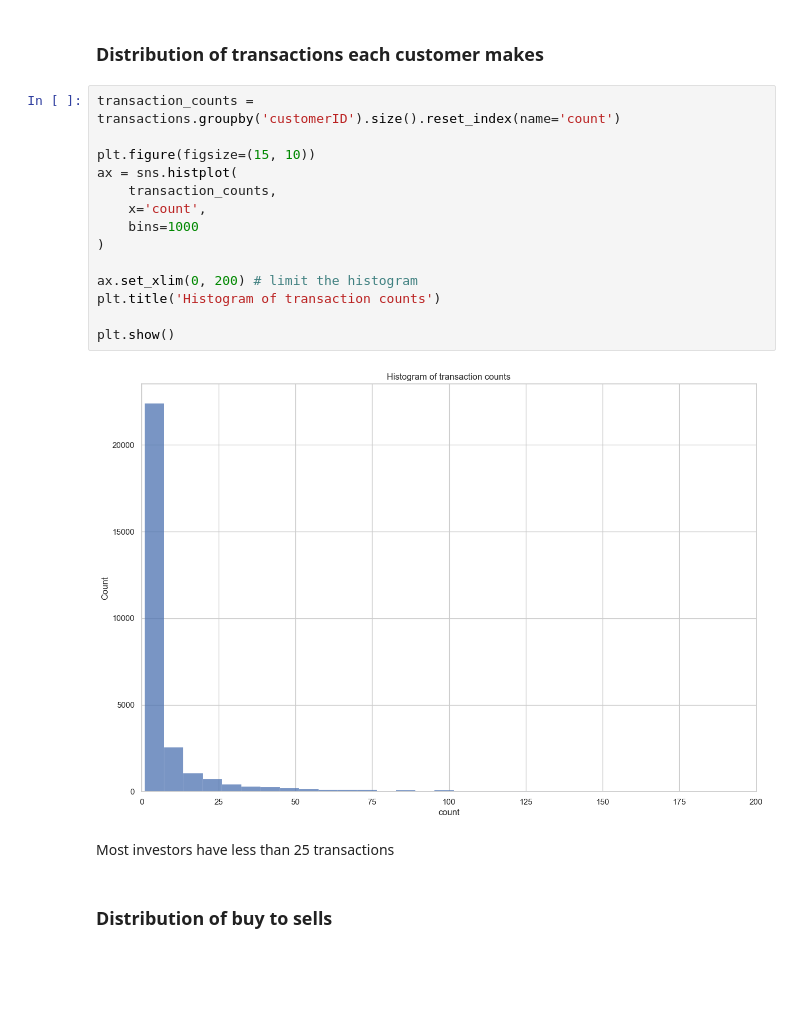
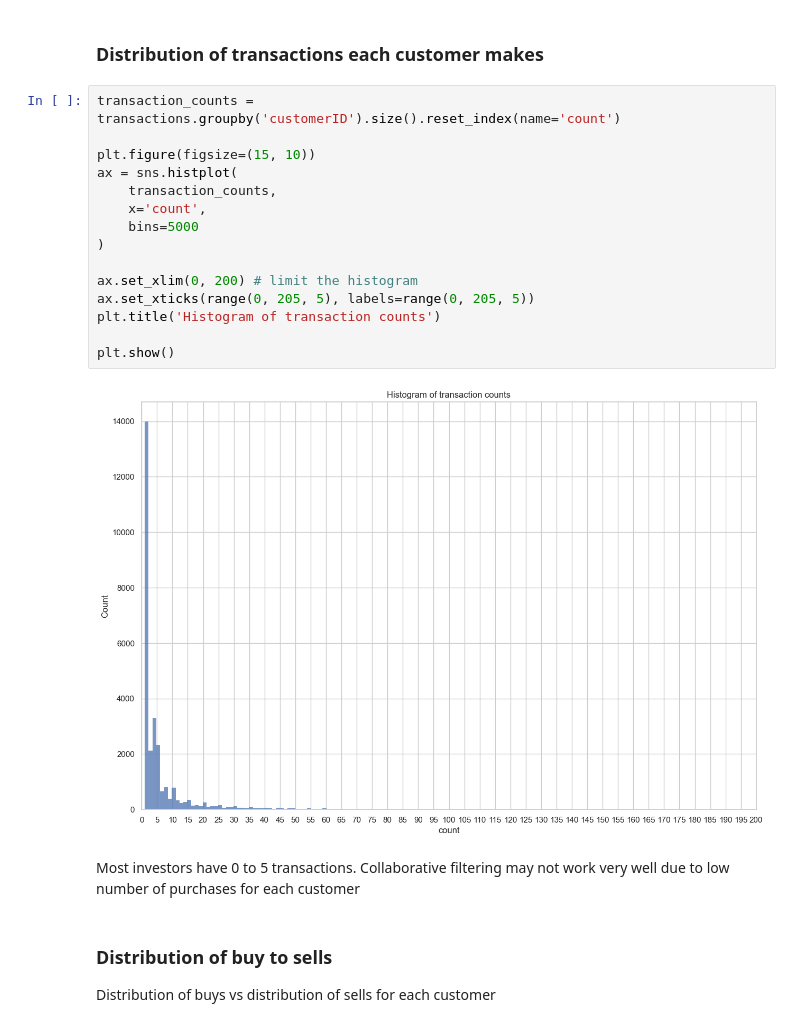
Before and after one commit to yjiahao/fintech-asset-recommendation, a Jupyter notebook: src/EDA/customers.ipynb, the cells around one changed output. Saved outputs shown, nothing was run; the diff lists cells and outputs as text; blank space fills up the shorter version.

```diff
--- a/src/EDA/customers.ipynb
+++ b/src/EDA/customers.ipynb
@@ -112,20 +112,23 @@ customer_info\
 # %%
 transaction_counts = transactions.groupby('customerID').size().reset_index(name='count')
 
 plt.figure(figsize=(15, 10))
 ax = sns.histplot(
     transaction_counts,
     x='count',
-    bins=1000
+    bins=5000
 )
 
 ax.set_xlim(0, 200) # limit the histogram
+ax.set_xticks(range(0, 205, 5), labels=range(0, 205, 5))
 plt.title('Histogram of transaction counts')
 
 plt.show()
 # %% [output]
-[figure, old version]
+[figure, new version]
 # %% [markdown]
-Most investors have less than 25 transactions
+Most investors have 0 to 5 transactions. Collaborative filtering may not work very well due to low number of purchases for each customer
 # %% [markdown]
 ### Distribution of buy to sells
+
+Distribution of buys vs distribution of sells for each customer
```
Also changed, not shown: parts of 3 cells of this notebook.
